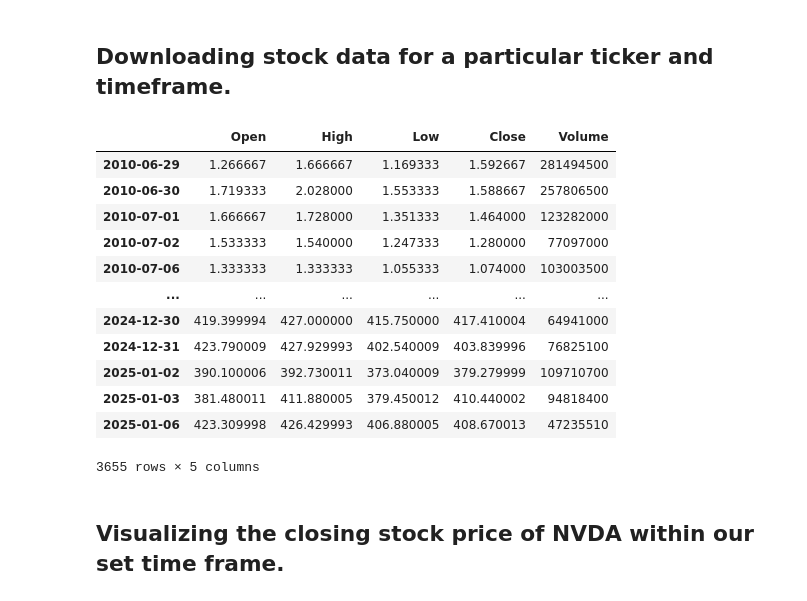
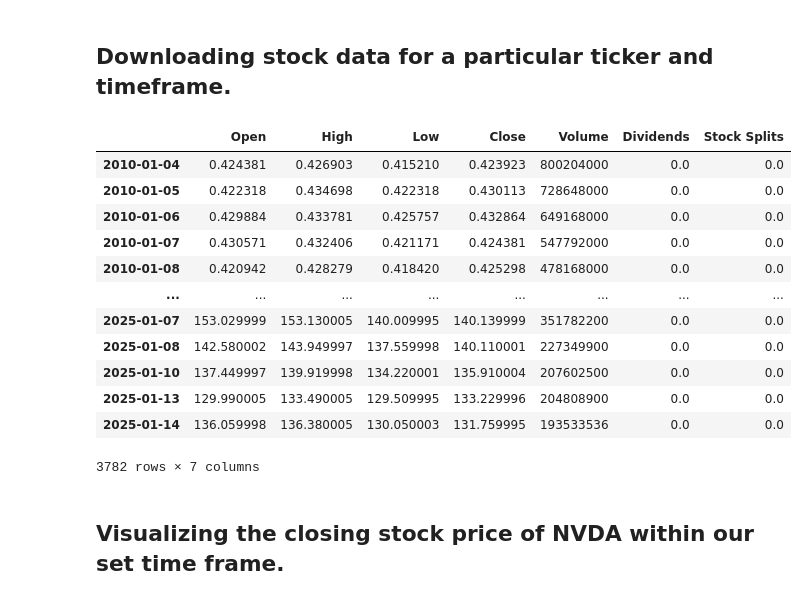
Before and after one commit to abelsaj2005/NVDA-Stock-Price-Prediction-with-Stacked-LSTM-Networks, a Jupyter notebook: LSTMv1 copy 2.ipynb, the cells around one changed output. Saved outputs shown, nothing was run; the diff lists cells and outputs as text; code cells hidden in the pictures.

```diff
--- a/LSTMv1 copy 2.ipynb
+++ b/LSTMv1 copy 2.ipynb
@@ -16,33 +16,30 @@ from matplotlib import pyplot as plt
 # %% [markdown]
 ## Downloading stock data for a particular ticker and timeframe.
 # %%
-ticker = "TSLA"
-start_date = "2000-01-01"
+ticker = "NVDA"
+start_date = "2010-01-01"
 end_date = "2024-12-18"
 
 nvda = yf.Ticker(ticker)
 nvda = nvda.history(start=start_date)
 
-del nvda['Dividends']
-del nvda['Stock Splits']
-
 nvda.index = pd.to_datetime(nvda.index)
 nvda.index = nvda.index.date
 nvda
 # %% [output]
-|  | Open | High | Low | Close | Volume |
-| 2010-06-29 | 1.266667 | 1.666667 | 1.169333 | 1.592667 | 281494500 |
-| 2010-06-30 | 1.719333 | 2.028000 | 1.553333 | 1.588667 | 257806500 |
-| 2010-07-01 | 1.666667 | 1.728000 | 1.351333 | 1.464000 | 123282000 |
-| 2010-07-02 | 1.533333 | 1.540000 | 1.247333 | 1.280000 | 77097000 |
-| 2010-07-06 | 1.333333 | 1.333333 | 1.055333 | 1.074000 | 103003500 |
-| ... | ... | ... | ... | ... | ... |
-| 2024-12-30 | 419.399994 | 427.000000 | 415.750000 | 417.410004 | 64941000 |
-| 2024-12-31 | 423.790009 | 427.929993 | 402.540009 | 403.839996 | 76825100 |
-| 2025-01-02 | 390.100006 | 392.730011 | 373.040009 | 379.279999 | 109710700 |
-| 2025-01-03 | 381.480011 | 411.880005 | 379.450012 | 410.440002 | 94818400 |
-| 2025-01-06 | 423.309998 | 426.429993 | 406.880005 | 408.670013 | 47235510 |
+|  | Open | High | Low | Close | Volume | Dividends | Stock Splits |
+| 2010-01-04 | 0.424381 | 0.426903 | 0.415210 | 0.423923 | 800204000 | 0.0 | 0.0 |
+| 2010-01-05 | 0.422318 | 0.434698 | 0.422318 | 0.430113 | 728648000 | 0.0 | 0.0 |
+| 2010-01-06 | 0.429884 | 0.433781 | 0.425757 | 0.432864 | 649168000 | 0.0 | 0.0 |
+| 2010-01-07 | 0.430571 | 0.432406 | 0.421171 | 0.424381 | 547792000 | 0.0 | 0.0 |
+| 2010-01-08 | 0.420942 | 0.428279 | 0.418420 | 0.425298 | 478168000 | 0.0 | 0.0 |
+| ... | ... | ... | ... | ... | ... | ... | ... |
+| 2025-01-07 | 153.029999 | 153.130005 | 140.009995 | 140.139999 | 351782200 | 0.0 | 0.0 |
+| 2025-01-08 | 142.580002 | 143.949997 | 137.559998 | 140.110001 | 227349900 | 0.0 | 0.0 |
+| 2025-01-10 | 137.449997 | 139.919998 | 134.220001 | 135.910004 | 207602500 | 0.0 | 0.0 |
+| 2025-01-13 | 129.990005 | 133.490005 | 129.509995 | 133.229996 | 204808900 | 0.0 | 0.0 |
+| 2025-01-14 | 136.059998 | 136.380005 | 130.050003 | 131.759995 | 193533536 | 0.0 | 0.0 |
-3655 rows × 5 columns
+3782 rows × 7 columns
 # %% [markdown]
 ## Visualizing the closing stock price of NVDA within our set time frame.
 # %%
```
Also changed, not shown: parts of 25 cells of this notebook, 53 other files.
